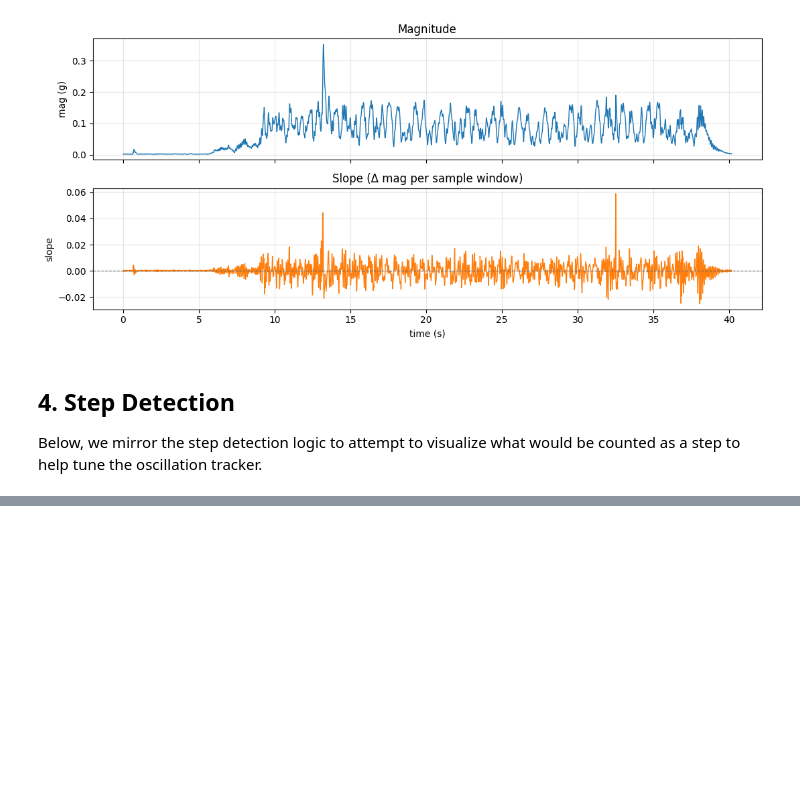
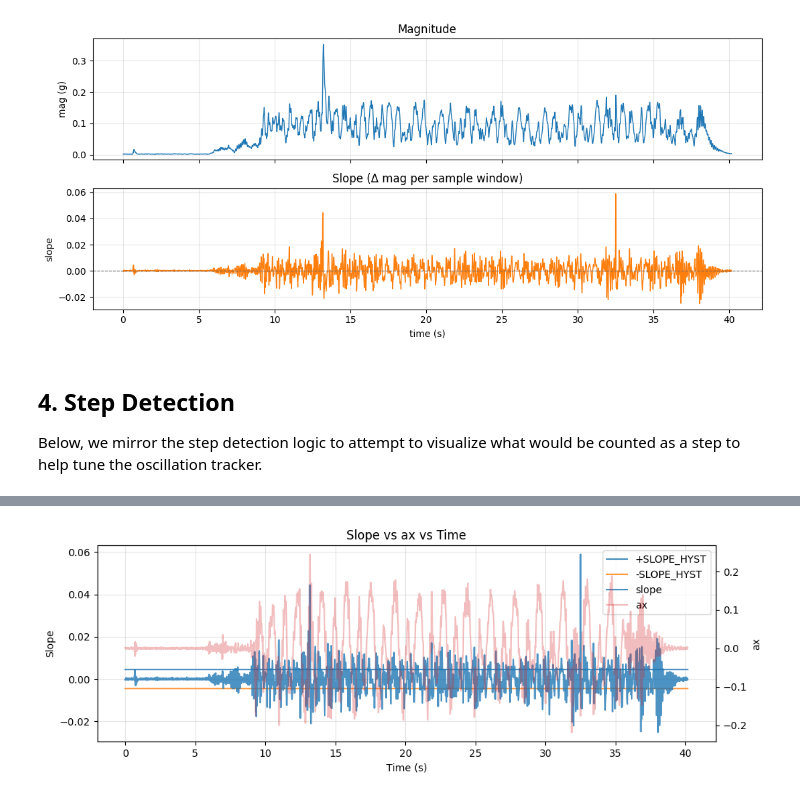
Before and after one commit to pfischer1687/rtos-pedometer, a Jupyter notebook: tools/notebooks/dsp_debug_plot.ipynb, the cells around one changed output, grey strips where cells are left out. Drawn from its saved outputs; the diff is of its cells as text; code cells hidden in the pictures; blank space fills up the shorter version.

```diff
--- a/tools/notebooks/dsp_debug_plot.ipynb
+++ b/tools/notebooks/dsp_debug_plot.ipynb
@@ -217 +218,26 @@ plt.show()
 [figure]
+# %%
+fig, ax1 = plt.subplots(figsize=(11, 3.5))
+
+ax1.plot(t, [SLOPE_HYST]*len(t), label="+SLOPE_HYST", alpha=0.8)
+ax1.plot(t, [-SLOPE_HYST]*len(t), label="-SLOPE_HYST", alpha=0.8)
+ax1.plot(t, df["slope"], label="slope", alpha=0.8, color="tab:blue")
+
+ax1.set_xlabel("Time (s)")
+ax1.set_ylabel("Slope")
+ax1.grid(True, alpha=0.3)
+
+ax2 = ax1.twinx()
+ax2.plot(t, df["ax"], label="ax", alpha=0.3, color="tab:red")
+ax2.set_ylabel("ax")
+
+lines1, labels1 = ax1.get_legend_handles_labels()
+lines2, labels2 = ax2.get_legend_handles_labels()
+
+ax1.legend(lines1 + lines2, labels1 + labels2, loc="upper right")
+
+ax1.set_title("Slope vs ax vs Time")
+
+plt.show()
+# %% [output]
+[figure, added]
```
Also changed, not shown: parts of 4 cells of this notebook.
